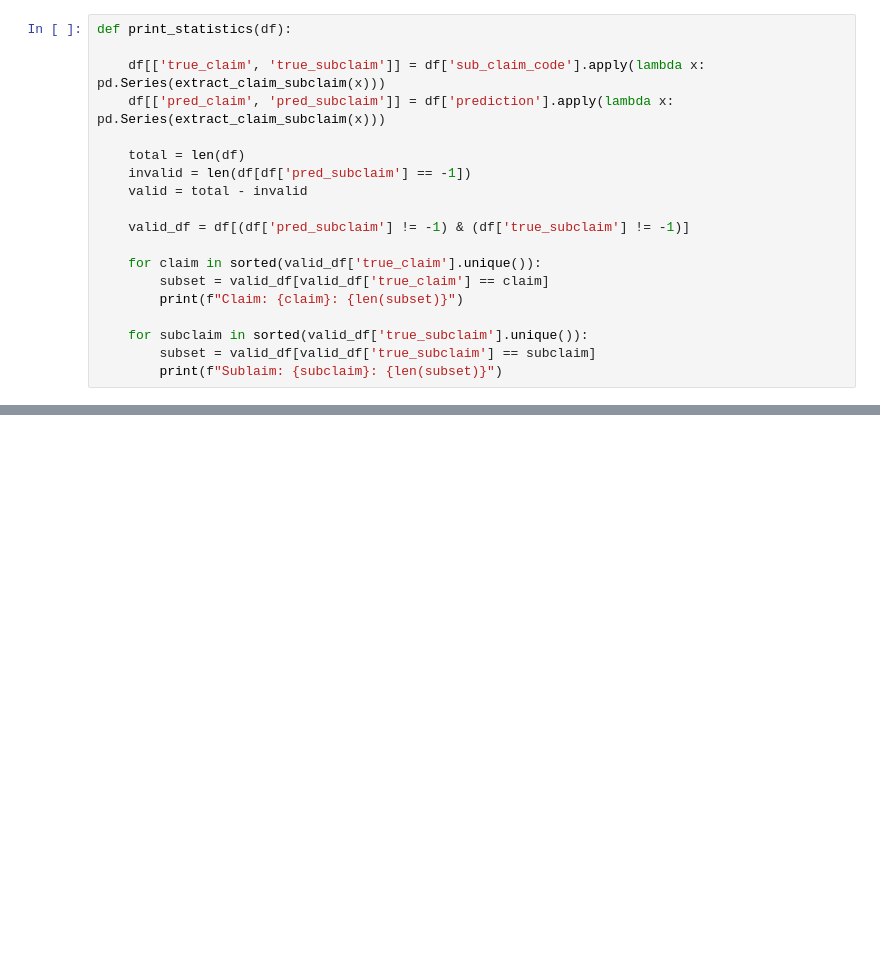
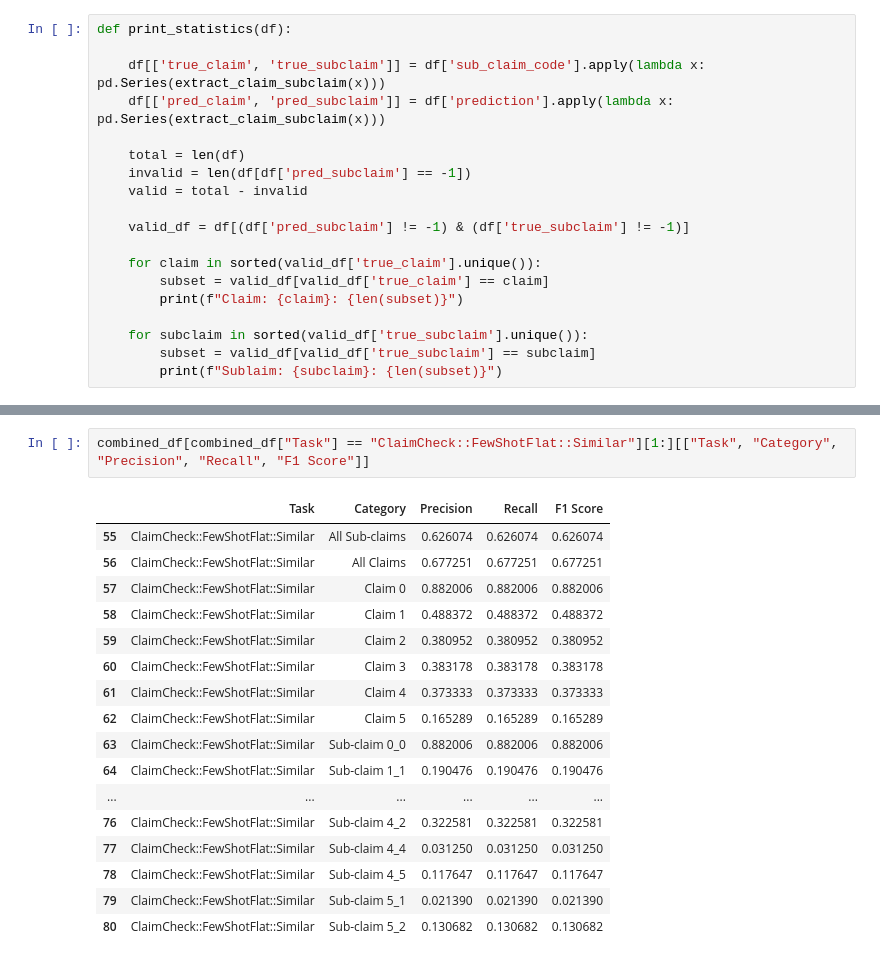
Before and after one commit to ShirinTahmasebi/ClaimCheck, a Jupyter notebook: src/evaluation.ipynb, the cells around one changed output, grey strips where cells are left out. Drawn from its saved outputs; the diff is of its cells as text; blank space fills up the shorter version.

```diff
--- a/src/evaluation.ipynb
+++ b/src/evaluation.ipynb
@@ -160,0 +218,20 @@ combined_df.head(len(combined_df))
+# %%
+combined_df[combined_df["Task"] == "ClaimCheck::FewShotFlat::Similar"][1:][["Task", "Category", "Precision", "Recall", "F1 Score"]]
+# %% [output]
+|  | Task | Category | Precision | Recall | F1 Score |
+| 55 | ClaimCheck::FewShotFlat::Similar | All Sub-claims | 0.626074 | 0.626074 | 0.626074 |
+| 56 | ClaimCheck::FewShotFlat::Similar | All Claims | 0.677251 | 0.677251 | 0.677251 |
+| 57 | ClaimCheck::FewShotFlat::Similar | Claim 0 | 0.882006 | 0.882006 | 0.882006 |
+| 58 | ClaimCheck::FewShotFlat::Similar | Claim 1 | 0.488372 | 0.488372 | 0.488372 |
+| 59 | ClaimCheck::FewShotFlat::Similar | Claim 2 | 0.380952 | 0.380952 | 0.380952 |
+| 60 | ClaimCheck::FewShotFlat::Similar | Claim 3 | 0.383178 | 0.383178 | 0.383178 |
+| 61 | ClaimCheck::FewShotFlat::Similar | Claim 4 | 0.373333 | 0.373333 | 0.373333 |
+| 62 | ClaimCheck::FewShotFlat::Similar | Claim 5 | 0.165289 | 0.165289 | 0.165289 |
+| 63 | ClaimCheck::FewShotFlat::Similar | Sub-claim 0_0 | 0.882006 | 0.882006 | 0.882006 |
+| 64 | ClaimCheck::FewShotFlat::Similar | Sub-claim 1_1 | 0.190476 | 0.190476 | 0.190476 |
+| ... | ... | ... | ... | ... | ... |
+| 76 | ClaimCheck::FewShotFlat::Similar | Sub-claim 4_2 | 0.322581 | 0.322581 | 0.322581 |
+| 77 | ClaimCheck::FewShotFlat::Similar | Sub-claim 4_4 | 0.031250 | 0.031250 | 0.031250 |
+| 78 | ClaimCheck::FewShotFlat::Similar | Sub-claim 4_5 | 0.117647 | 0.117647 | 0.117647 |
+| 79 | ClaimCheck::FewShotFlat::Similar | Sub-claim 5_1 | 0.021390 | 0.021390 | 0.021390 |
+| 80 | ClaimCheck::FewShotFlat::Similar | Sub-claim 5_2 | 0.130682 | 0.130682 | 0.130682 |
```
Also changed, not shown: parts of 12 cells of this notebook, 6 other files.
